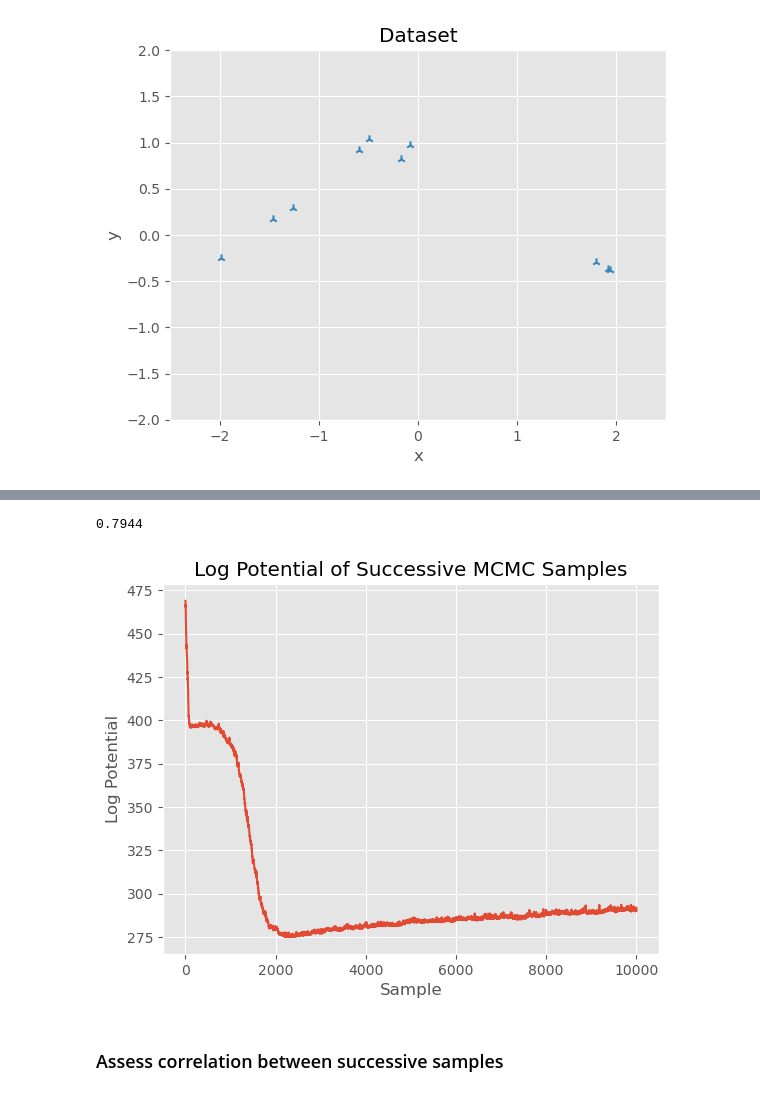
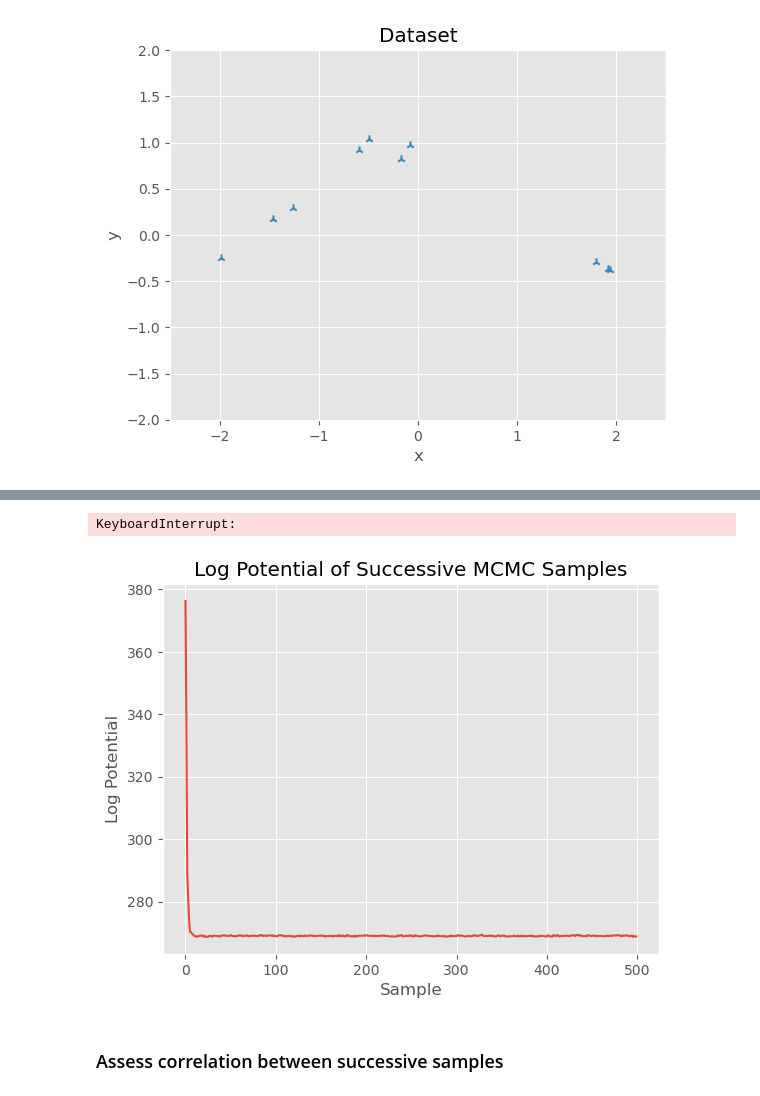
Before and after one commit to Sheev13/tiny-neural-nets, a Jupyter notebook: notebooks/Hamiltonian_playground.ipynb, the cells around one changed output, grey strips where cells are left out. Saved outputs shown, nothing was run; the diff lists cells and outputs as text; code cells hidden in the pictures.

```diff
--- a/notebooks/Hamiltonian_playground.ipynb
+++ b/notebooks/Hamiltonian_playground.ipynb
@@ -54,7 +56,7 @@ plt.show()
 # %%
 net = HamiltonianPerceptron(100, nonlinearity='tanh', prior='Gaussian', bias=True)
-steps = 10000
-posterior_samples, alpha = net.hamiltonian_monte_carlo(x, y, simulation_steps=steps, step_size=5e-5, leapfrog_steps=100, momentum_std=1e-4, metropolis_adjust=True)
+steps = 500
+posterior_samples, alpha, metrics = net.hamiltonian_monte_carlo(x, y, simulation_steps=steps, step_size=1e-4, leapfrog_steps=5000, metropolis_adjust=True)
 print(alpha)
 # %% [output]
-0.7944
+KeyboardInterrupt:
@@ -66,11 +63,11 @@ for i, sample in tqdm(enumerate(posterior_samples)):
 # %%
-plt.plot(log_potentials)
+plt.plot(metrics["log potential"])
 plt.title('Log Potential of Successive MCMC Samples')
 plt.xlabel('Sample')
 plt.ylabel('Log Potential')
 plt.show()
 # %% [output]
-[figure, old version]
+[figure, new version]
 # %% [markdown]
 ### Assess correlation between successive samples
 # %%
```
Also changed, not shown: parts of 10 cells of this notebook, 2 other files.
